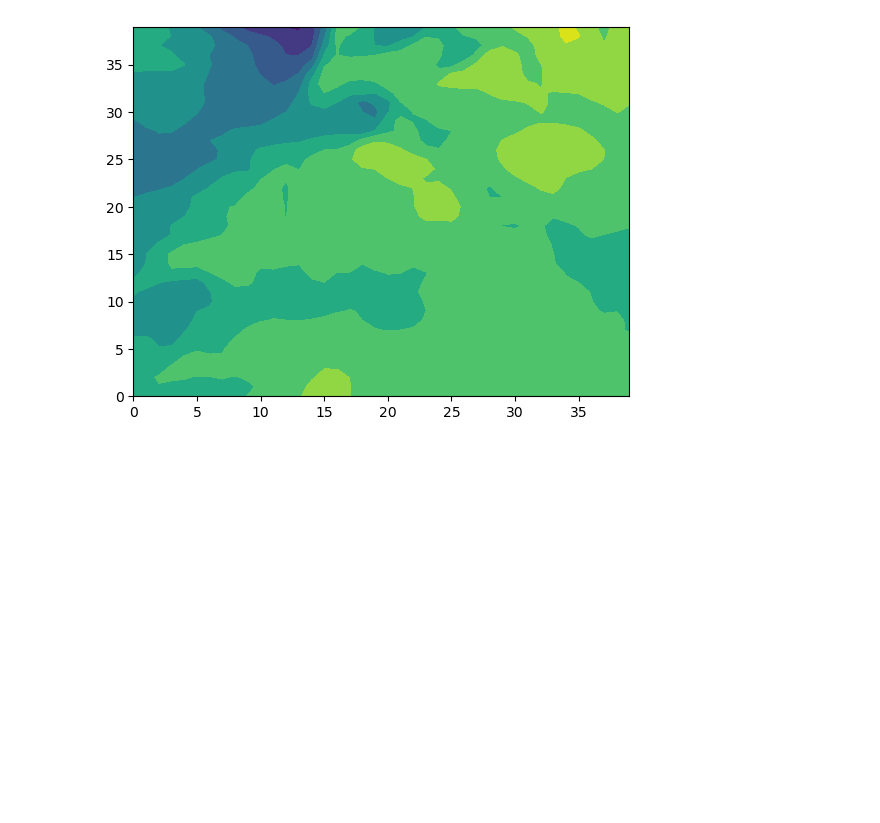
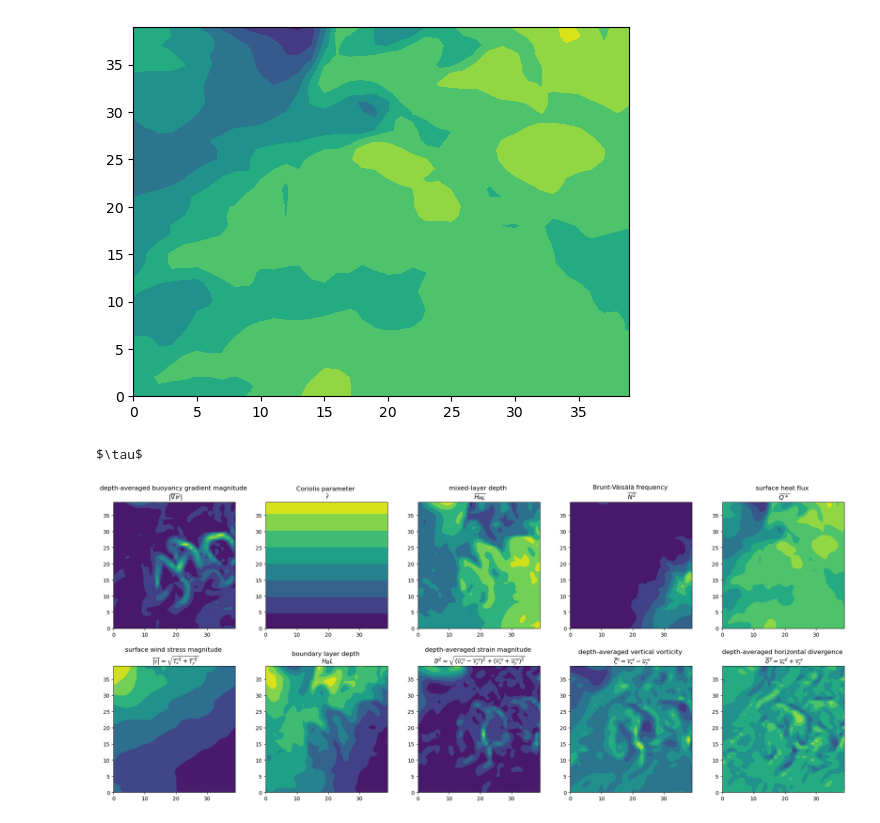
Before and after one commit to andrewfagerheim/ML_project, a Jupyter notebook: get_data.ipynb, the cells around one changed output. Cells and saved outputs as stored; diff of their text form; code cells hidden in the pictures; blank space fills up the shorter version.

Commit message:
added plots of all inputs and output

```diff
--- a/get_data.ipynb
+++ b/get_data.ipynb
@@ -28,3 +20,66 @@ plt.contourf(yo[2, :, :])
 # %% [output]
 <matplotlib.contour.QuadContourSet at 0x...>
 [figure]
+# %%
+div      = np.load('data/div.npy')       #depth-averaged horizontal divergence
+FCOR     = np.load('data/FCOR.npy')      #Coriolis parameter
+grad_B   = np.load('data/grad_B.npy')    #depth-averaged buoyancy gradient magnitude
+HBL      = np.load('data/HBL.npy')       #boundary layer depth
+HML      = np.load('data/HML.npy')       #mixed-layer depth
+Nsquared = np.load('data/Nsquared.npy')  #Brunt-Vaisala frequency
+Q        = np.load('data/Q.npy')         #surface heat flux
+strain   = np.load('data/strain.npy')    #depth averaged strain magnitude
+TAU      = np.load('data/TAU.npy')       #surface wind stress magnitude
+vort     = np.load('data/vort.npy')      #depth-averaged vertical vorticity
+WB_sg    = np.load('data/WB_sg.npy')     #depth-averaged vertical buoyancy flux
+# %%
+print('$\\tau$')
+# %% [output]
+$\tau$
+# %%
+plt.figure(figsize=(25,10))
+
+plt.subplot(2,5,1)
+plt.contourf(grad_B[2,:,:])
+plt.title('depth-averaged buoyancy gradient magnitude \n $|\overline{∇\mathcal{b}}^\mathcal{z}|$')
+
+plt.subplot(2,5,2)
+plt.contourf(FCOR[2,:,:])
+plt.title('Coriolis parameter \n $\overline{\mathcal{f}}$')
+
+plt.subplot(2,5,3)
+plt.contourf(HML[2,:,:])
+plt.title('mixed-layer depth \n $\overline{H_{ML}}$')
+
+plt.subplot(2,5,4)
+plt.contourf(Nsquared[2,:,:])
+plt.title('Brunt-Väisälä frequency \n $\overline{N^2}$')
+
+plt.subplot(2,5,5)
+plt.contourf(Q[2,:,:])
+plt.title('surface heat flux \n $\overline{Q*}$')
+
+plt.subplot(2,5,6)
+plt.contourf(TAU[2,:,:])
+plt.title('surface wind stress magnitude \n $\overline{|𝜏|} = \sqrt{\overline{𝜏_\mathcal{x}}^2 + \overline{𝜏_\mathcal{y}}^2}$')
+
+plt.subplot(2,5,7)
+plt.contourf(HBL[2,:,:])
+plt.title('boundary layer depth \n $H_BL$')
+
+plt.subplot(2,5,8)
+plt.contourf(strain[2,:,:])
+plt.title('depth-averaged strain magnitude \n $\overline{\sigma}^2 = \sqrt{(\overline{\mathcal{u}_\mathcal{x}}^\mathcal{z} - \overline{\mathcal{v}_\mathcal{y}}^\mathcal{z})^2 + (\overline{\mathcal{v}_\mathcal{x}}^\mathcal{z} + \overline{\mathcal{u}_\mathcal{y}}^\mathcal{z})^2}$ ')
+
+plt.subplot(2,5,9)
+plt.contourf(vort[2,:,:])
+plt.title('depth-averaged vertical vorticity \n $\overline{\zeta}^\mathcal{z} = \overline{\mathcal{v}_\mathcal{x}}^\mathcal{z} - \overline{\mathcal{u}_\mathcal{y}}^\mathcal{z}$')
+
+plt.subplot(2,5,10)
+plt.contourf(div[2,:,:])
+plt.title('depth-averaged horizontal divergence \n $\overline{\delta^\mathcal{z}} = \overline{\mathcal{u}_\mathcal{x}}^z + \overline{\mathcal{v}_\mathcal{y}}^\mathcal{z}$')
+
+
+plt.subplots_adjust(hspace = 0.3, wspace=0.25)
+# %% [output]
+[figure, added]
```
Also changed, not shown: parts of 3 cells of this notebook.
